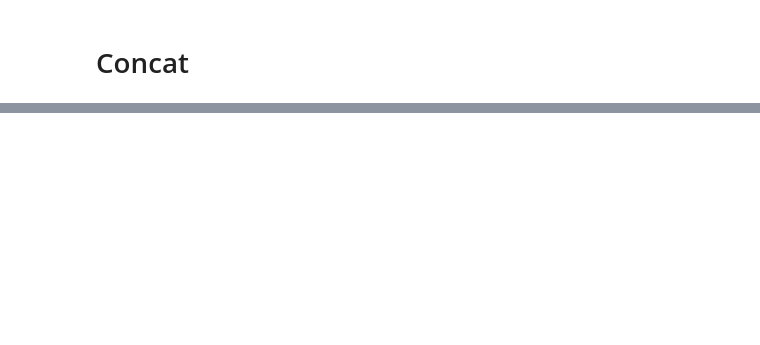
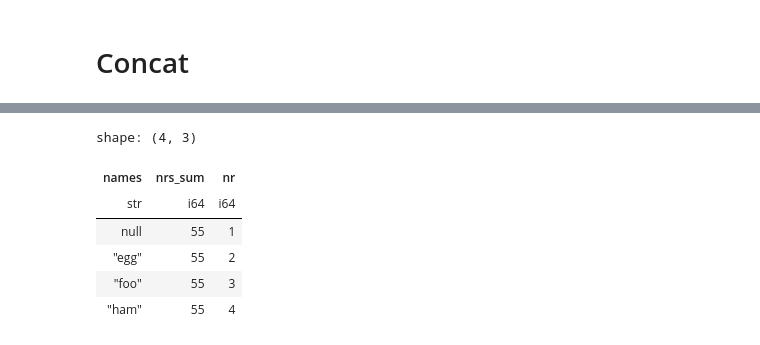
Before and after one commit to albertodiazdurana/learning_polars, a Jupyter notebook: Polars_User_Guide/getting_started_polars.ipynb, the cells around one changed output, grey strips where cells are left out. Cells and saved outputs as stored; diff of their text form; code cells hidden in the pictures; blank space fills up the shorter version.

```diff
--- a/Polars_User_Guide/getting_started_polars.ipynb
+++ b/Polars_User_Guide/getting_started_polars.ipynb
@@ -438,0 +694,12 @@ shape: (8, 5)
+# %%
+df.select(pl.col("names").sort().head(4),
+          pl.col("nrs_sum").filter(pl.col("nrs_sum") == 11).sum(),
+          ).with_columns(pl.DataFrame({"nr": [1, 2, 3, 4]}))
+# %% [output]
+shape: (4, 3)
+| names | nrs_sum | nr |
+| str | i64 | i64 |
+| null | 55 | 1 |
+| "egg" | 55 | 2 |
+| "foo" | 55 | 3 |
+| "ham" | 55 | 4 |
```
Also changed, not shown: parts of 26 cells of this notebook, 1 other file.
